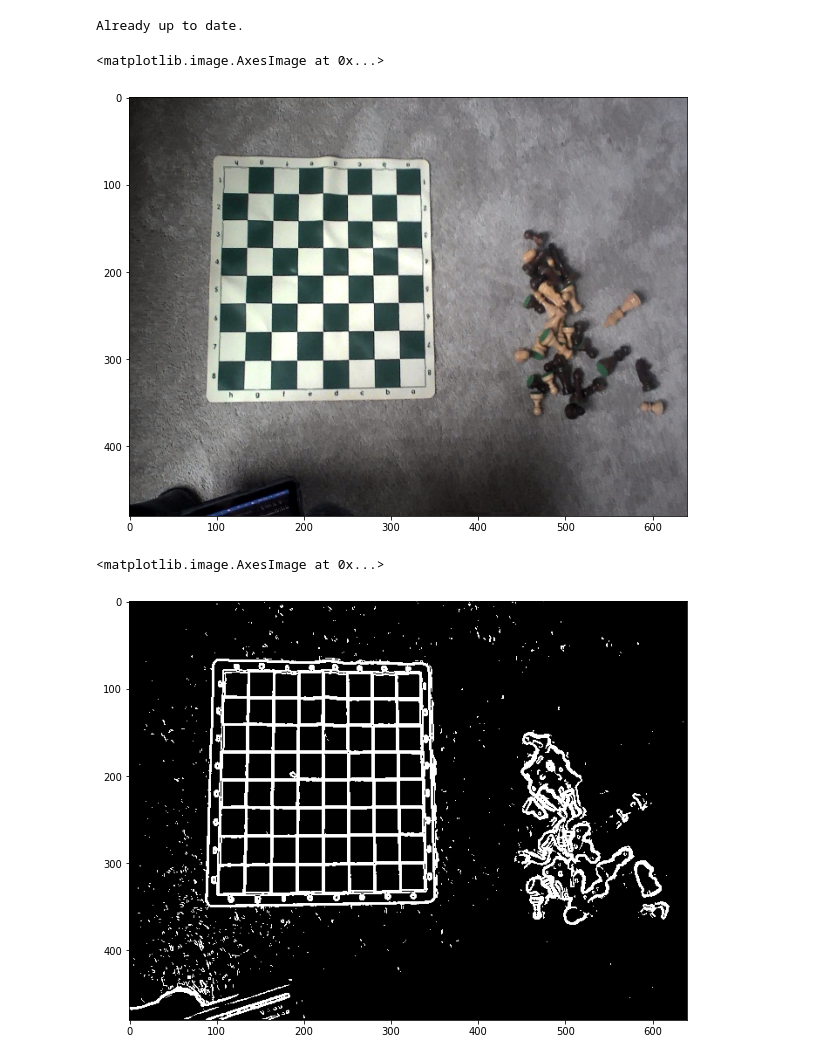
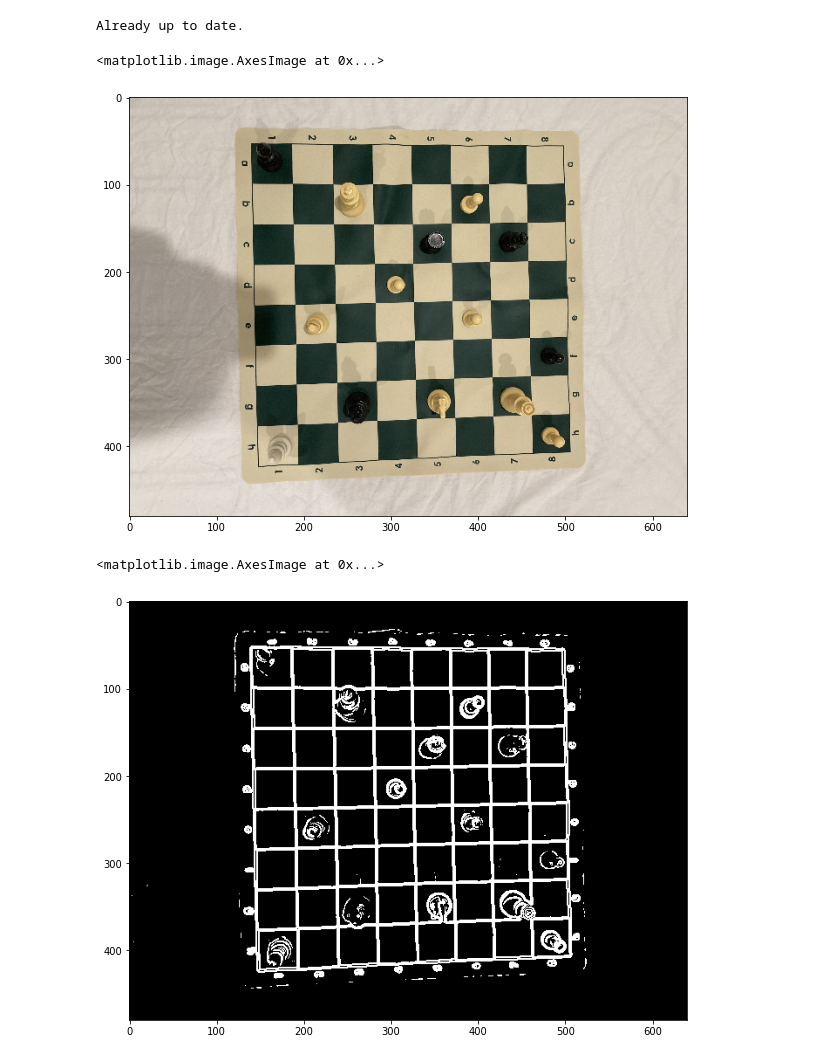
Before and after one commit to tniyer2/chess_image_detection, a Jupyter notebook: chess_detection.ipynb, the cells around one changed output. Drawn from its saved outputs; the diff is of its cells as text; code cells hidden in the pictures.

```diff
--- a/chess_detection.ipynb
+++ b/chess_detection.ipynb
@@ -67,14 +67,15 @@ DEFAULT_HALF_MOVES = 0
 DEFAULT_HALF_MOVES = 1
 # %%
 VIDEO_SHAPE = (640, 480)
+BOARD_CUTOUT_SIZE = (480, 480)
 
-im_board = io.imread('chess_board_images/green_board_2.jpg')
+im_board = io.imread('chess_board_images/board_pieces_1.jpg')
 im_board = cv2.resize(im_board, VIDEO_SHAPE)
 
 plt.imshow(im_board)
 # %% [output]
 <matplotlib.image.AxesImage at 0x...>
-[figure, old version]
+[figure, new version]
 # %%
 EDGE_DETECTION_THRESHOLD = 0.05
 GAUSSIAN_BLUR_SIGMA = 0.7
@@ -92,7 +93,7 @@ im_processed = process_chessboard_im(im_board)
 plt.imshow(im_processed)
 # %% [output]
 <matplotlib.image.AxesImage at 0x...>
-[figure, old version]
+[figure, new version]
 # %%
 def angle_to_slope(angle):
     return np.tan(angle + (np.pi/2))
```
Also changed, not shown: parts of 11 cells of this notebook, 4 other files.
